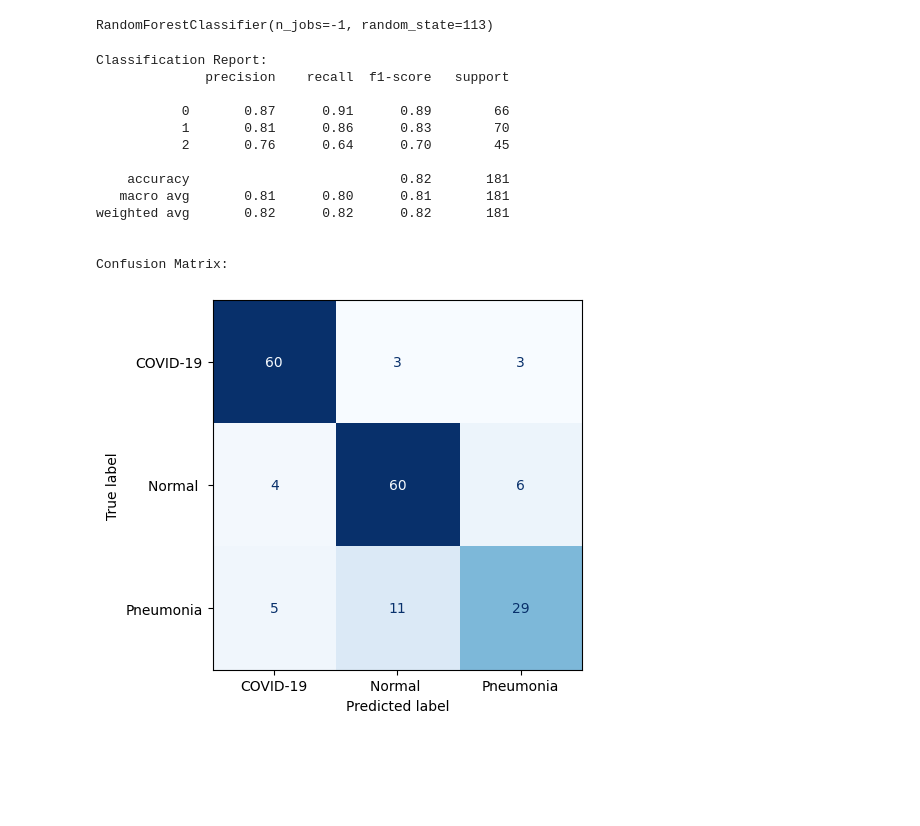
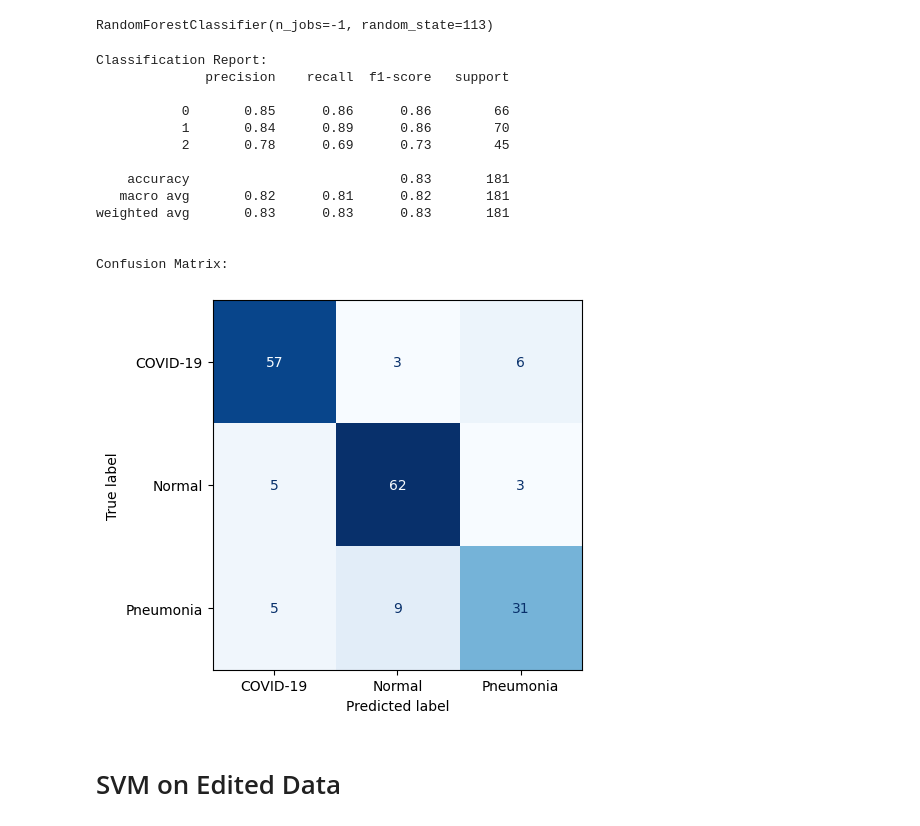
Before and after one commit to bdog18/ChestXRayClassifier, a Jupyter notebook: glcm_implementation.ipynb, the cells around one changed output. Drawn from its saved outputs; the diff is of its cells as text; code cells hidden in the pictures; blank space fills up the shorter version.

```diff
--- a/glcm_implementation.ipynb
+++ b/glcm_implementation.ipynb
@@ -452,2 +440,6 @@ Confusion Matrix:
 # %% [markdown]
 # Cleaned Data
+# %%
+# cleaned image data
+cleaned_path = os.path.join(os.getcwd(), 'cleaned.zip')
+images, labels, label_map, image_paths = load_data_from_zip(cleaned_path)
@@ -454,11 +455,11 @@ Confusion Matrix:
 # %%
 cl_glcm, cl_glcm_df = extract_glcm_features_df(
-    cl_images,
-    cl_labels,
-    cl_image_paths,
+    images,
+    labels,
+    image_paths,
     target_size=(512, 512),
-    distances=[1,5],
-    angles=[0, np.pi/2]
+    distances=[1,5,10],
+    angles=[0, np.pi/4,np.pi/2, 3*np.pi/4]
 )
 # %% [output]
 Processing image 0/603
@@ -479,44 +490,46 @@ X_train, X_test, y_train, y_test = train_test_split(
 
 # Standardize the features
 scaler = StandardScaler()
-cl_X_train_scaled = scaler.fit_transform(X_train)
-cl_X_test_scaled = scaler.transform(X_test)
+X_train = scaler.fit_transform(X_train)
+X_test = scaler.transform(X_test)
 # %% [markdown]
 # Random Forest on Cleaned Data
 # %%
 # Train a Random Forest Classifier on scaled cleaned data
 rf_model = RandomForestClassifier(n_estimators=100, random_state=113, n_jobs=-1)
-rf_model.fit(cl_X_train_scaled, y_train)
+rf_model.fit(X_train, y_train)
 # %% [output]
 RandomForestClassifier(n_jobs=-1, random_state=113)
 # %%
 # Evaluate the model
 
-y_pred = rf_model.predict(cl_X_test_scaled)
+y_pred = rf_model.predict(X_test)
 
 print("\nClassification Report:")
 print(classification_report(y_test, y_pred))
 
 
 print("\nConfusion Matrix:")
 ConfusionMatrixDisplay.from_predictions(y_true= y_test,
                                         y_pred= y_pred,
                                         display_labels=label_map.values(),
                                         cmap=plt.cm.Blues,
                                         colorbar=False)
 plt.show()
 # %% [output]
 Classification Report:
               precision    recall  f1-score   support
 
-           0       0.87      0.91      0.89        66
-           1       0.81      0.86      0.83        70
-           2       0.76      0.64      0.70        45
+           0       0.85      0.86      0.86        66
+           1       0.84      0.89      0.86        70
+           2       0.78      0.69      0.73        45
 
-    accuracy                           0.82       181
-   macro avg       0.81      0.80      0.81       181
-weighted avg       0.82      0.82      0.82       181
+    accuracy                           0.83       181
+   macro avg       0.82      0.81      0.82       181
+weighted avg       0.83      0.83      0.83       181
 
 
 Confusion Matrix:
-[figure, old version]
+[figure, new version]
+# %% [markdown]
+# SVM on Edited Data
```
Also changed, not shown: parts of 56 cells of this notebook.
